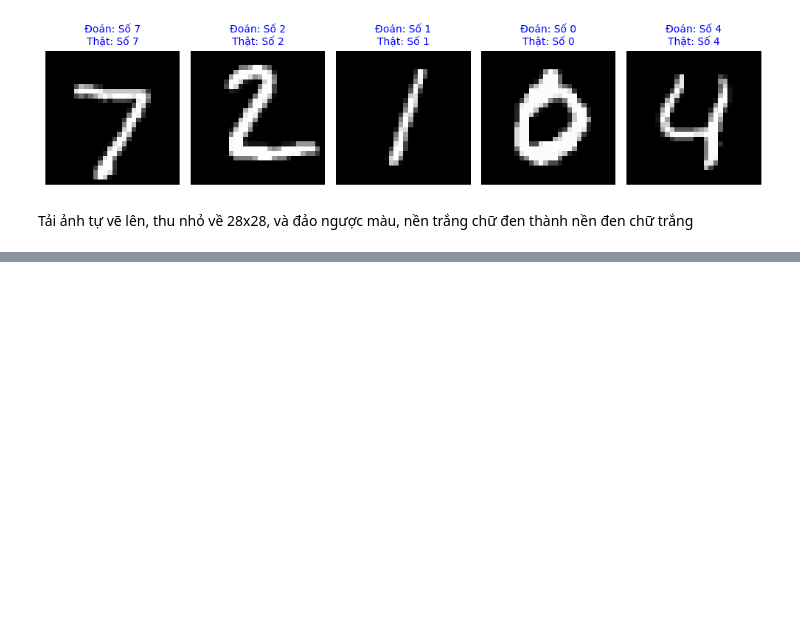
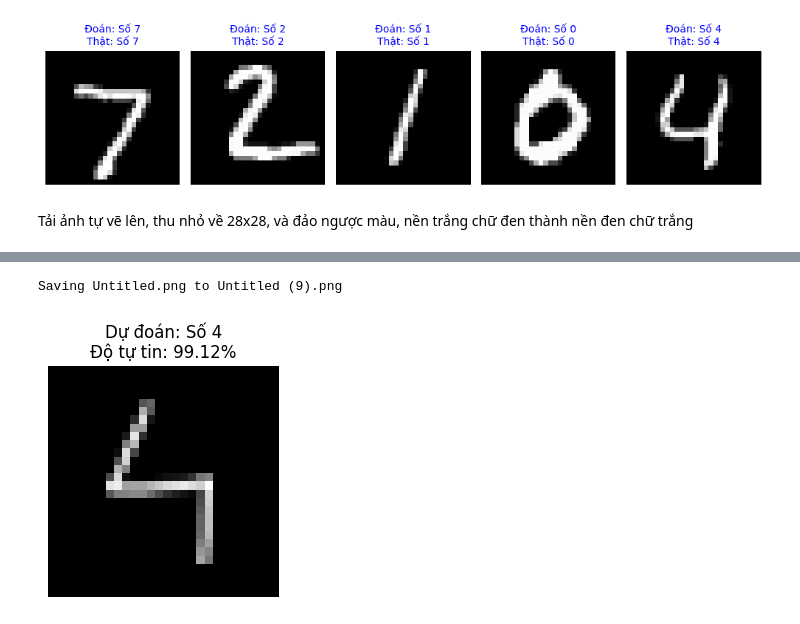
Before and after one commit to NVHau-K14/Tuan03_ThucHanh_DeepLearning-, a Jupyter notebook: ANN_NhanDangChuVietSo.ipynb, the cells around one changed output, grey strips where cells are left out. Drawn from its saved outputs; the diff is of its cells as text; code cells hidden in the pictures; blank space fills up the shorter version.

Commit message:
Được tạo bằng Colab

```diff
--- a/ANN_NhanDangChuVietSo.ipynb
+++ b/ANN_NhanDangChuVietSo.ipynb
@@ -160,0 +121,70 @@ for file_name in uploaded.keys():
+# %%
+from google.colab import files
+from PIL import Image
+import matplotlib.pyplot as plt
+import numpy as np
+
+uploaded = files.upload()
+
+for file_name in uploaded.keys():
+
+    # 1. Đọc ảnh grayscale
+    img = Image.open(file_name).convert('L')
+
+    img_array = np.array(img)
+
+    # 2. Nếu nền trắng chữ đen -> đảo màu
+    if np.mean(img_array[:20, :20]) > 127:
+        img_array = 255 - img_array
+
+    # 3. Nhị phân hóa ảnh
+    img_array = np.where(img_array > 50, 255, 0)
+
+    # 4. Tìm vùng có chữ số (crop)
+    coords = np.argwhere(img_array > 0)
+
+    y_min, x_min = coords.min(axis=0)
+    y_max, x_max = coords.max(axis=0)
+
+    digit = img_array[y_min:y_max+1,
+                      x_min:x_max+1]
+
+    # 5. Resize chữ số về khoảng 20x20
+    digit_img = Image.fromarray(digit.astype(np.uint8))
+    digit_img.thumbnail((20, 20))
+
+    digit_array = np.array(digit_img)
+
+    # 6. Tạo canvas 28x28 nền đen
+    canvas = np.zeros((28, 28))
+
+    h, w = digit_array.shape
+
+    x_offset = (28 - w) // 2
+    y_offset = (28 - h) // 2
+
+    canvas[y_offset:y_offset+h,
+           x_offset:x_offset+w] = digit_array
+
+    # 7. Chuẩn hóa
+    canvas = canvas / 255.0
+
+    # reshape
+    input_img = canvas.reshape(1, 28, 28)
+
+    # 8. Predict
+    prediction = model.predict(input_img, verbose=0)
+
+    predicted_label = np.argmax(prediction)
+    confidence = np.max(prediction) * 100
+
+    # 9. Hiển thị
+    plt.figure(figsize=(3,3))
+    plt.imshow(canvas, cmap='gray')
+    plt.title(
+        f"Dự đoán: {class_names[predicted_label]}\n"
+        f"Độ tự tin: {confidence:.2f}%"
+    )
+    plt.axis('off')
+    plt.show()
+# %% [output]
@@ -160,0 +192,2 @@ for file_name in uploaded.keys():
+Saving Untitled.png to Untitled (9).png
+[figure, added]
```
Also changed, not shown: parts of 2 cells of this notebook.
